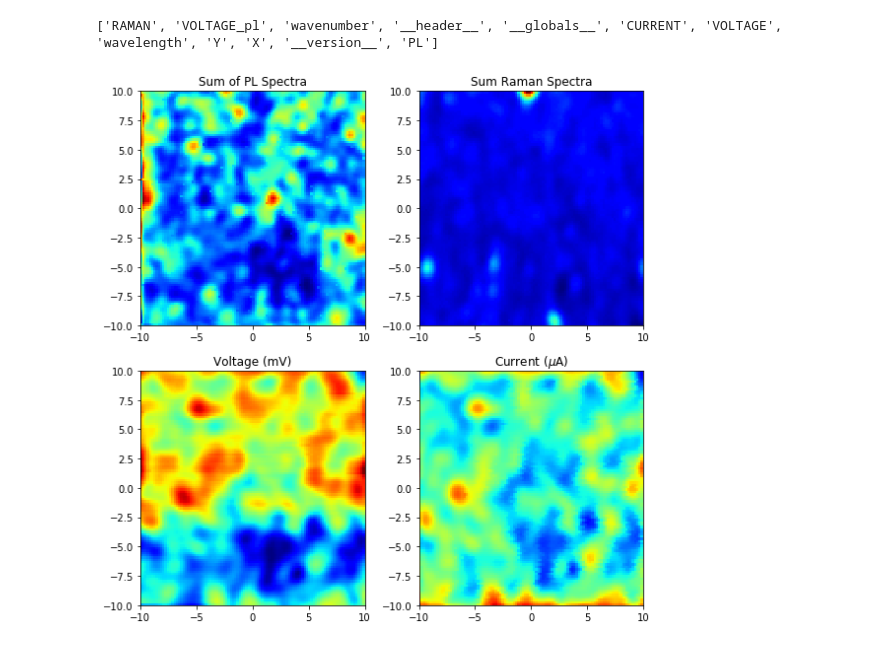
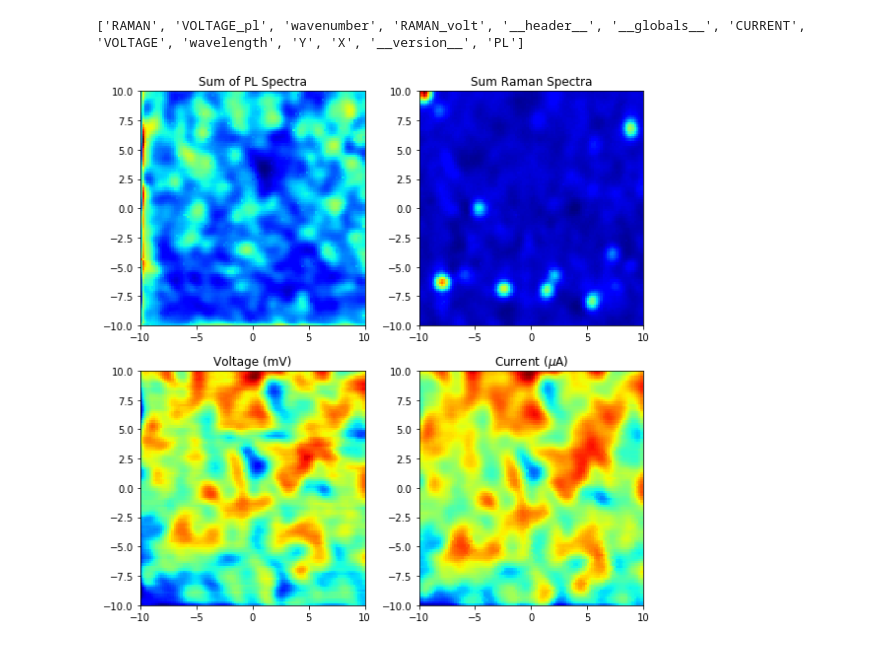
Before and after one commit to ttmn313/CIGS_Na_Analysis, a Jupyter notebook: PL_PCA.ipynb, the cells around one changed output. Saved outputs shown, nothing was run; the diff lists cells and outputs as text; code cells hidden in the pictures.

Commit message:
Analysis for AIST_NAF_SLG

```diff
--- a/PL_PCA.ipynb
+++ b/PL_PCA.ipynb
@@ -92,7 +92,7 @@ def get_PL_Raman_Current_Voltage_From_Matlab_File(fpath):
     return data,PL,RAMAN,wl,wn,current,voltage,x,y,x_pixels,y_pixels
 # %%
 #Load the Spectrum Files and Electrical Data from a Pre-processed matlab file
-file_path_to_renishaw_data = 'F:/Ren_Data/AIST_slg.mat'
+file_path_to_renishaw_data = 'F:/Ren_Data/AIST_slg_naf.mat'
 
 #use parenthesis to break long lines of code over multiple lines
 (dictionary_of_matlab_variables,
@@ -113,35 +113,35 @@ x_position_map, y_position_map = np.meshgrid(x_distance_um, y_distance_um)
 
 # spectra data has the shape [number_of_pixels, bins_in_energy_space]
 #sum the spectra to find total intensity: (axis=1) means you sum across all energies
 # summed_***_spectra now has shape  [number_of_pixels,]
 summed_raman_spectra = np.sum(raman_spectra, axis=1)
 summed_pl_spectra = np.sum(pl_spectra, axis=1)
 
 #reshape the summed_spectra to be:
 # [number_of_x_pixels, number_of_y_pixels]
 summed_pl_spectra_matrix = np.reshape(summed_pl_spectra, (number_of_x_pixels, number_of_y_pixels))
 summed_raman_spectra_matrix = np.reshape(summed_raman_spectra, (number_of_x_pixels, number_of_y_pixels))
 current_map_uA = np.reshape(current_amps*1E6, (number_of_x_pixels, number_of_y_pixels))
 voltage_map_mV = np.reshape(voltage_volts*1E3, (number_of_x_pixels, number_of_y_pixels))
 
 #Visualize the Data
 f,ax = plt.subplots(2,2,figsize=(8,8))
 ax[0,0].pcolor(x_position_map, y_position_map, summed_pl_spectra_matrix, cmap='jet')
 ax[0,0].set_title('Sum of PL Spectra')
 ax[0,1].pcolor(x_position_map, y_position_map, summed_raman_spectra_matrix, cmap='jet')
 ax[0,1].set_title('Sum Raman Spectra')
 ax[1,1].pcolor(x_position_map, y_position_map, current_map_uA, cmap='jet')
 ax[1,1].set_title('Current ($\mu$A)')
 ax[1,0].pcolor(x_position_map, y_position_map, voltage_map_mV, cmap='jet')
 ax[1,0].set_title('Voltage (mV)')
 plt.tight_layout()
 
 
 
 plt.show()
 # %% [output]
-['RAMAN', 'VOLTAGE_pl', 'wavenumber', '__header__', '__globals__', 'CURRENT', 'VOLTAGE', 'wavelength', 'Y', 'X', '__version__', 'PL']
+['RAMAN', 'VOLTAGE_pl', 'wavenumber', 'RAMAN_volt', '__header__', '__globals__', 'CURRENT', 'VOLTAGE', 'wavelength', 'Y', 'X', '__version__', 'PL']
-[figure, old version]
+[figure, new version]
 # %%
 print pl_spectra.shape
 SPECTRA = normalize_spectra_to_1(np.array(pl_spectra))
```
Also changed, not shown: parts of 8 cells of this notebook.
